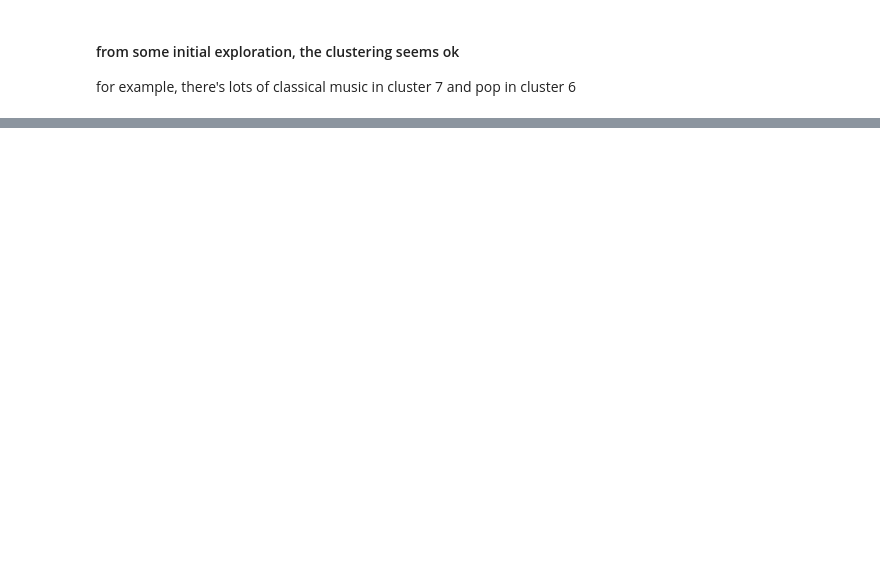
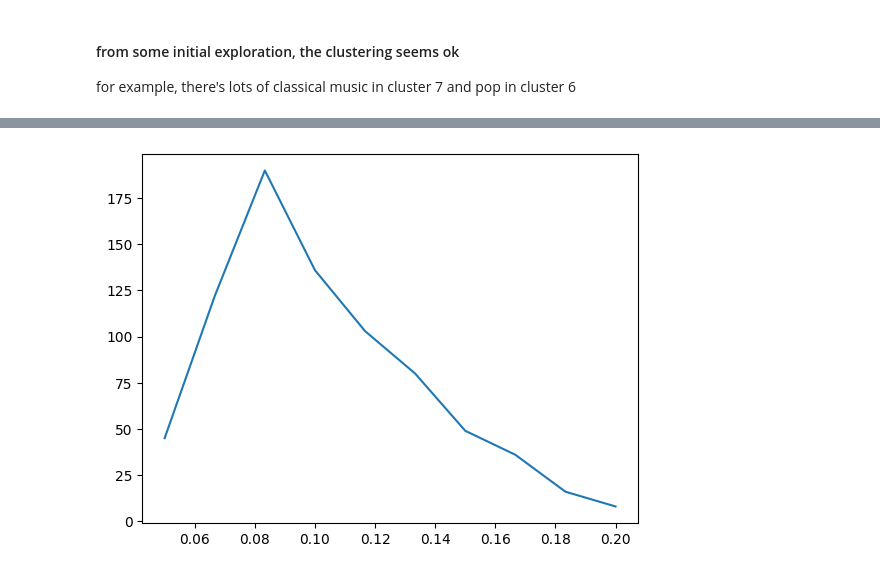
Before and after one commit to andrewZimnik/data_science, a Jupyter notebook: song_clustering/notebooks/song_clustering.ipynb, the cells around one changed output, grey strips where cells are left out. Drawn from its saved outputs; the diff is of its cells as text; code cells hidden in the pictures; blank space fills up the shorter version.

```diff
--- a/song_clustering/notebooks/song_clustering.ipynb
+++ b/song_clustering/notebooks/song_clustering.ipynb
@@ -349,0 +379,20 @@ for example, there's lots of classical music in cluster 7 and pop in cluster 6
+# %%
+# looking at the above, it seems like we need to choose a smaller range of eps
+# rather than 'number of clusters', the critical parameter is 'eps' (the maximum distance between two samples for them to be considered in the same 'neighborhood' as each other)
+eps = np.linspace(0.05,0.2,num=10)
+
+# list to hold trained models
+models_dbscan = []
+
+# to speed things up, only keep every 10th song
+proj_ds = proj[::10,:]
+
+# cycle through number of clusters
+numClusters = []
+for ii in eps:
+
+    print('eps: ' + str(ii))
+
+    # fit dbscan using a subset of the datat
+    dbscan = DBSCAN(eps=ii,n_jobs=-1).fit(proj_ds)
+    models_dbscan.append(dbscan)
@@ -349,0 +410,6 @@ for example, there's lots of classical music in cluster 7 and pop in cluster 6
+# %%
+# plot the number of clusters found for each eps
+num_clusters = [len(np.unique(x.labels_)) for x in models_dbscan]
+plt.plot(eps, num_clusters);
+# %% [output]
+[figure, added]
```
Also changed, not shown: parts of 9 cells of this notebook.
